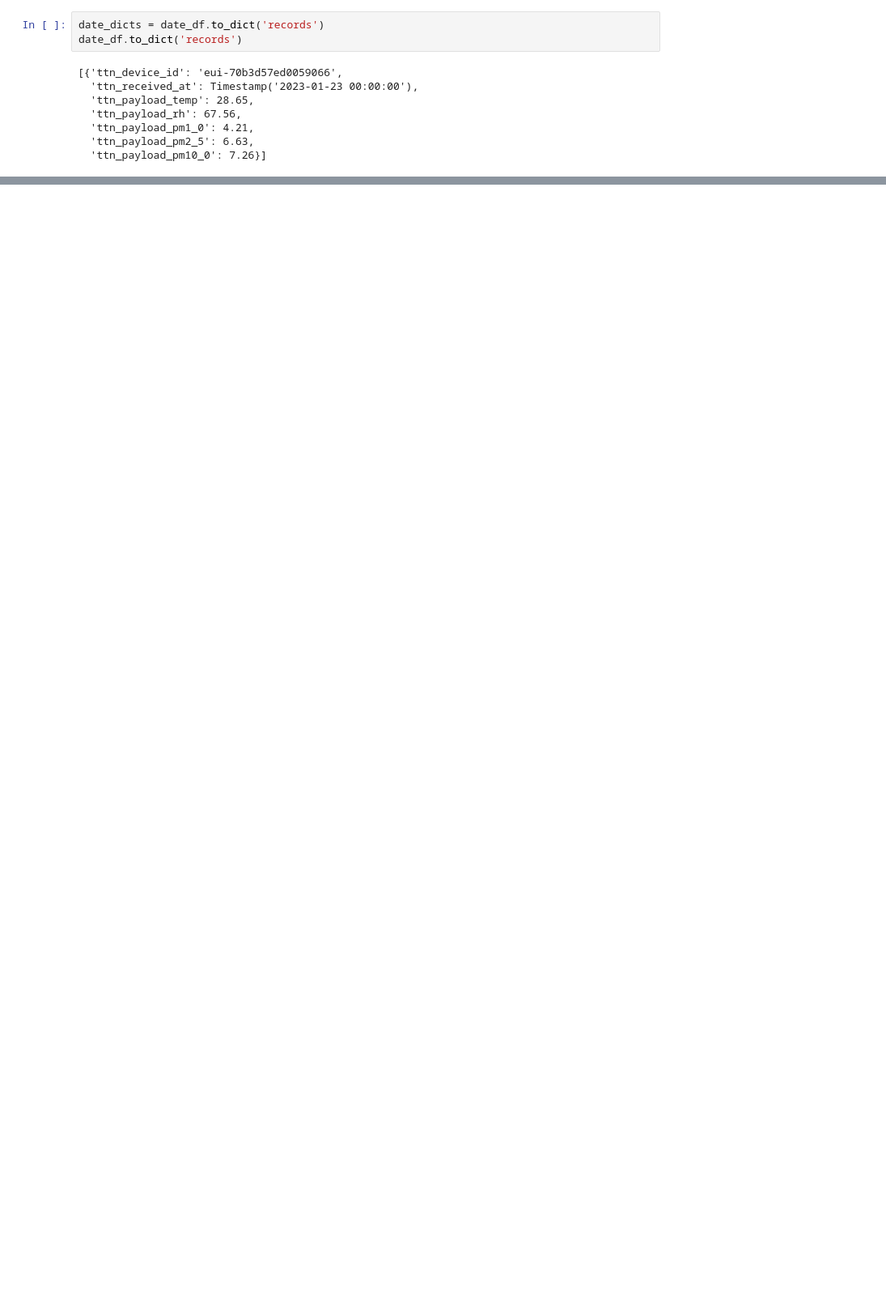
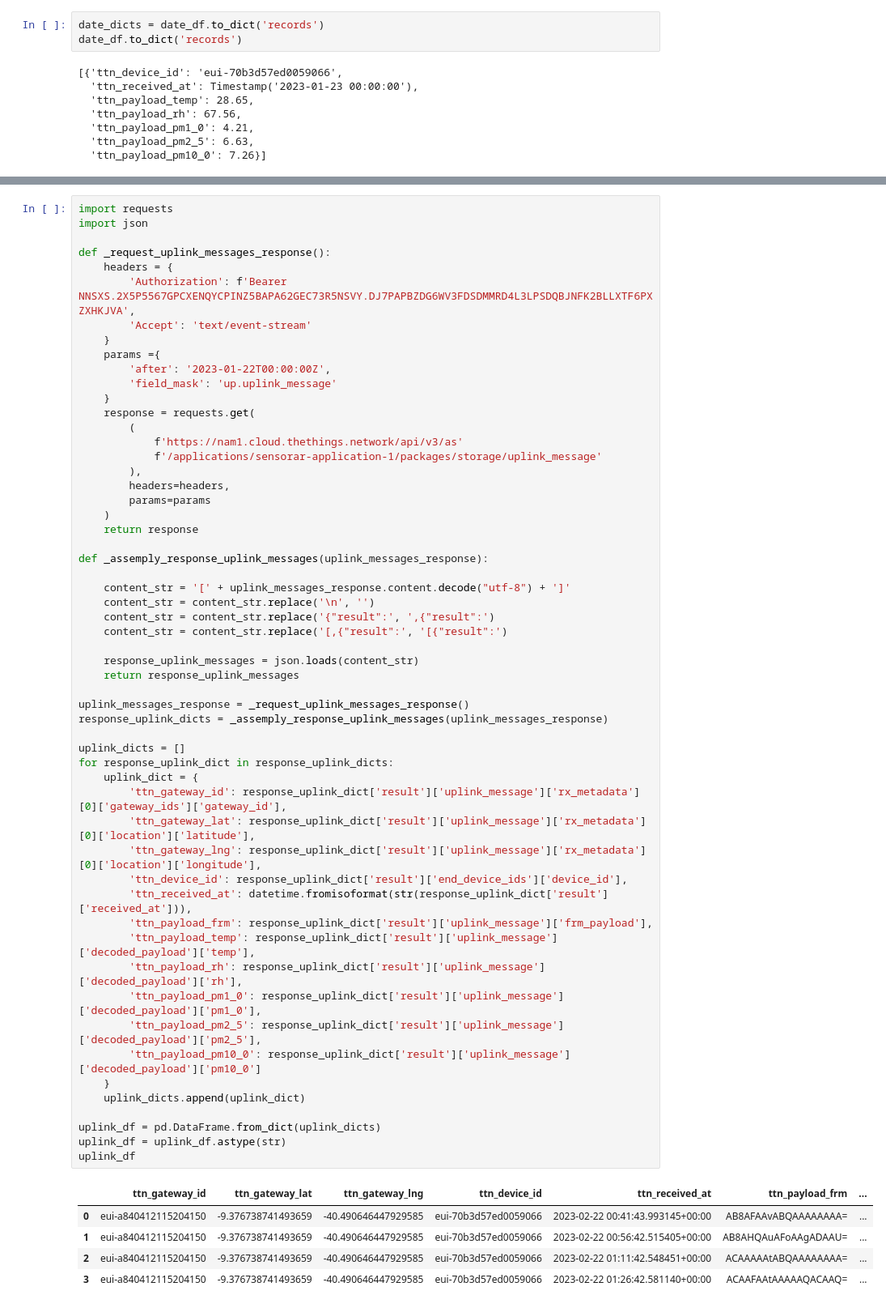
Before and after one commit to smurilogs/iotdev-airquality-monitoringsystem, a Jupyter notebook: projects/airquality-sensorar/src/test.ipynb, the cells around one changed output, grey strips where cells are left out. Shown at 81% size. Drawn from its saved outputs; the diff is of its cells as text; blank space fills up the shorter version.

```diff
--- a/projects/airquality-sensorar/src/test.ipynb
+++ b/projects/airquality-sensorar/src/test.ipynb
@@ -81,0 +148,62 @@ date_df.to_dict('records')
+# %%
+import requests
+import json
+
+def _request_uplink_messages_response():
+    headers = {
+        'Authorization': f'Bearer NNSXS.2X5P5567GPCXENQYCPINZ5BAPA62GEC73R5NSVY.DJ7PAPBZDG6WV3FDSDMMRD4L3LPSDQBJNFK2BLLXTF6PXZXHKJVA',
+        'Accept': 'text/event-stream'
+    }
+    params ={
+        'after': '2023-01-22T00:00:00Z',
+        'field_mask': 'up.uplink_message'
+    }
+    response = requests.get(
+        (
+            f'https://nam1.cloud.thethings.network/api/v3/as'
+            f'/applications/sensorar-application-1/packages/storage/uplink_message'
+        ),
+        headers=headers,
+        params=params
+    )
+    return response
+
+def _assemply_response_uplink_messages(uplink_messages_response):
+
+    content_str = '[' + uplink_messages_response.content.decode("utf-8") + ']'
+    content_str = content_str.replace('\n', '')
+    content_str = content_str.replace('{"result":', ',{"result":')
+    content_str = content_str.replace('[,{"result":', '[{"result":')
+
+    response_uplink_messages = json.loads(content_str)
+    return response_uplink_messages
+
+uplink_messages_response = _request_uplink_messages_response()
+response_uplink_dicts = _assemply_response_uplink_messages(uplink_messages_response)
+
+uplink_dicts = []
+for response_uplink_dict in response_uplink_dicts:
+    uplink_dict = {
+        'ttn_gateway_id': response_uplink_dict['result']['uplink_message']['rx_metadata'][0]['gateway_ids']['gateway_id'],
+        'ttn_gateway_lat': response_uplink_dict['result']['uplink_message']['rx_metadata'][0]['location']['latitude'],
+        'ttn_gateway_lng': response_uplink_dict['result']['uplink_message']['rx_metadata'][0]['location']['longitude'],
+        'ttn_device_id': response_uplink_dict['result']['end_device_ids']['device_id'],
+        'ttn_received_at': datetime.fromisoformat(str(response_uplink_dict['result']['received_at'])),
+        'ttn_payload_frm': response_uplink_dict['result']['uplink_message']['frm_payload'],
+        'ttn_payload_temp': response_uplink_dict['result']['uplink_message']['decoded_payload']['temp'],
+        'ttn_payload_rh': response_uplink_dict['result']['uplink_message']['decoded_payload']['rh'],
+        'ttn_payload_pm1_0': response_uplink_dict['result']['uplink_message']['decoded_payload']['pm1_0'],
+        'ttn_payload_pm2_5': response_uplink_dict['result']['uplink_message']['decoded_payload']['pm2_5'],
+        'ttn_payload_pm10_0': response_uplink_dict['result']['uplink_message']['decoded_payload']['pm10_0']
+    }
+    uplink_dicts.append(uplink_dict)
+
+uplink_df = pd.DataFrame.from_dict(uplink_dicts)
+uplink_df = uplink_df.astype(str)
+uplink_df
+# %% [output]
+|  | ttn_gateway_id | ttn_gateway_lat | ttn_gateway_lng | ttn_device_id | ttn_received_at | ttn_payload_frm | ... |
+| 0 | eui-a840412115204150 | -9.376738741493659 | -40.490646447929585 | eui-70b3d57ed0059066 | 2023-02-22 00:41:43.993145+00:00 | AB8AFAAvABQAAAAAAAA= | ... |
+| 1 | eui-a840412115204150 | -9.376738741493659 | -40.490646447929585 | eui-70b3d57ed0059066 | 2023-02-22 00:56:42.515405+00:00 | AB8AHQAuAFoAAgADAAU= | ... |
+| 2 | eui-a840412115204150 | -9.376738741493659 | -40.490646447929585 | eui-70b3d57ed0059066 | 2023-02-22 01:11:42.548451+00:00 | ACAAAAAtABQAAAAAAAA= | ... |
+| 3 | eui-a840412115204150 | -9.376738741493659 | -40.490646447929585 | eui-70b3d57ed0059066 | 2023-02-22 01:26:42.581140+00:00 | ACAAFAAtAAAAAQACAAQ= | ... |
```
Also changed, not shown: parts of 4 cells of this notebook, 2 other files.
